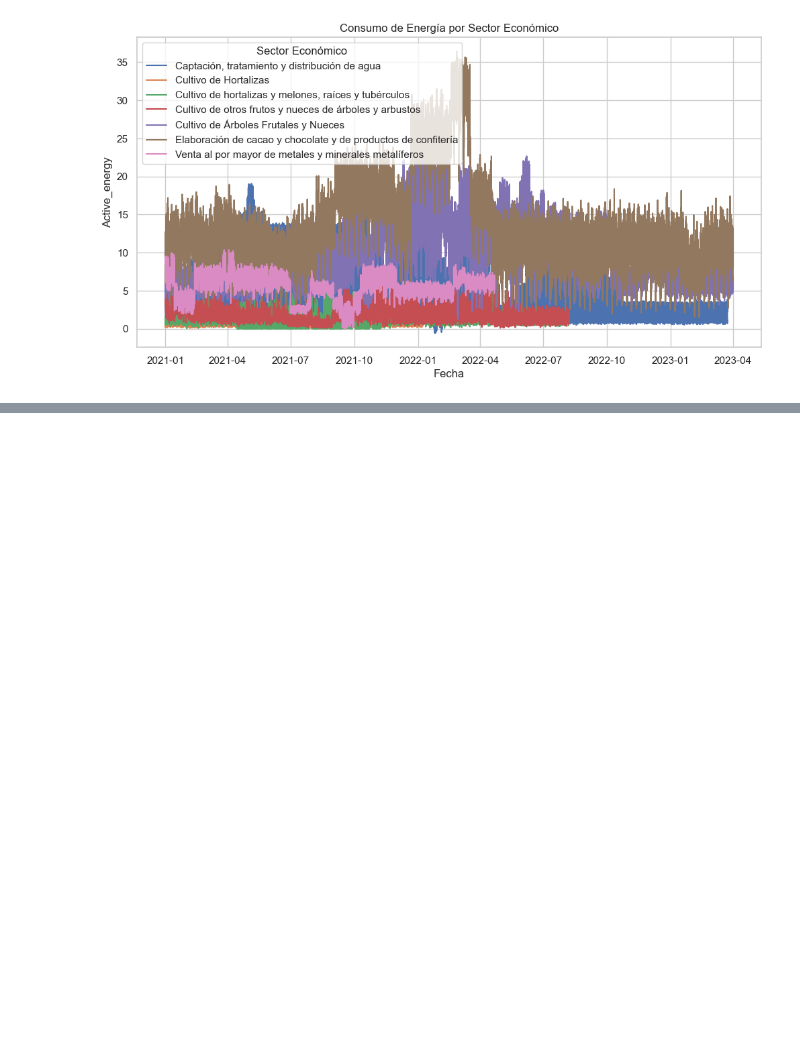
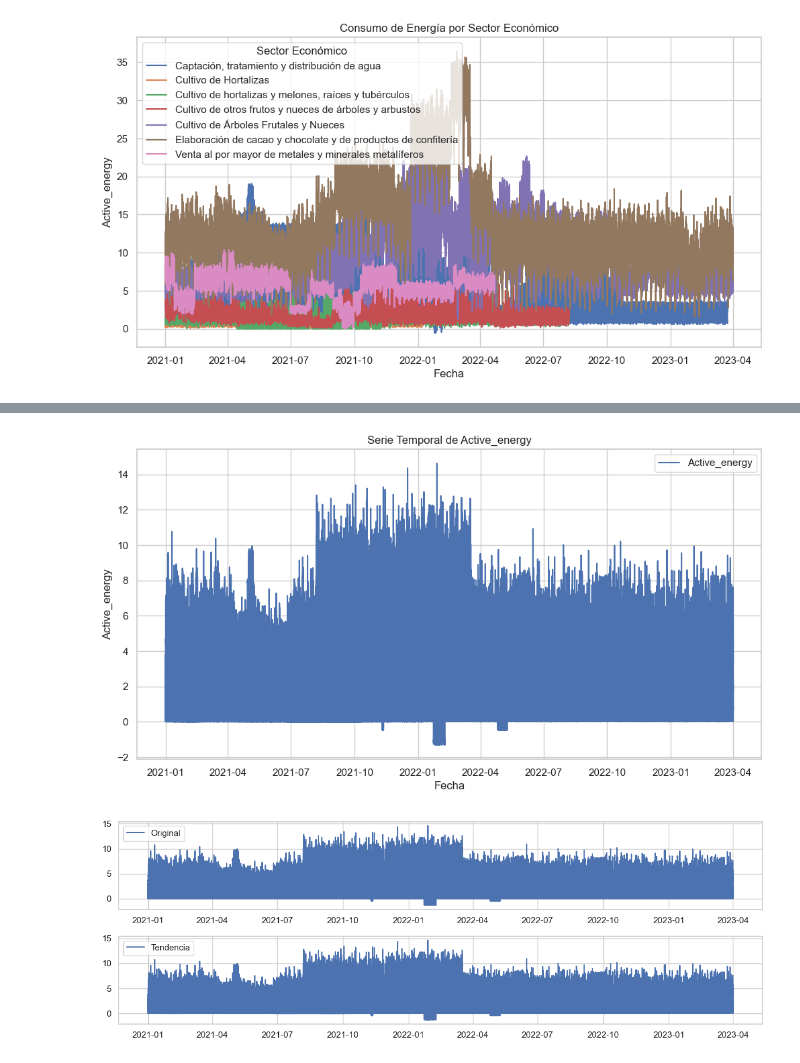
Before and after one commit to elkindavid/Electrodunas, a Jupyter notebook: Electrodunas.ipynb, the cells around one changed output, grey strips where cells are left out. Saved outputs shown, nothing was run; the diff lists cells and outputs as text; code cells hidden in the pictures; blank space fills up the shorter version.

```diff
--- a/Electrodunas.ipynb
+++ b/Electrodunas.ipynb
@@ -426,0 +555,43 @@ plt.show()
+# %%
+import pandas as pd
+import matplotlib.pyplot as plt
+import statsmodels.api as sm
+
+# Supongamos que ya tienes tu DataFrame df con las columnas 'Fecha', 'Active_energy', 'Reactive_energy', 'Voltaje_FA', 'Voltaje_FC', 'Cliente_ID'
+
+# Convertir 'Fecha' a tipo datetime y establecerlo como índice
+df = df_resultado.copy()
+
+df.set_index('Fecha', inplace=True)
+
+# Visualizar la serie temporal de 'Active_energy'
+plt.figure(figsize=(12, 6))
+plt.plot(df['Active_energy'], label='Active_energy')
+plt.title('Serie Temporal de Active_energy')
+plt.xlabel('Fecha')
+plt.ylabel('Active_energy')
+plt.legend()
+plt.show()
+
+# Descomposición de la serie temporal para identificar tendencias y estacionalidades
+decomposition = sm.tsa.seasonal_decompose(df['Active_energy'], model='additive', period=1)
+trend = decomposition.trend
+seasonal = decomposition.seasonal
+residual = decomposition.resid
+
+# Visualizar las componentes descompuestas
+plt.figure(figsize=(12, 8))
+
+plt.subplot(411)
+plt.plot(df['Active_energy'], label='Original')
+plt.legend(loc='upper left')
+
+plt.subplot(412)
+plt.plot(trend, label='Tendencia')
+plt.legend(loc='upper left')
+
+plt.tight_layout()
+plt.show()
+# %% [output]
+[figure, added]
+[figure, added]
```
Also changed, not shown: parts of 20 cells of this notebook.
